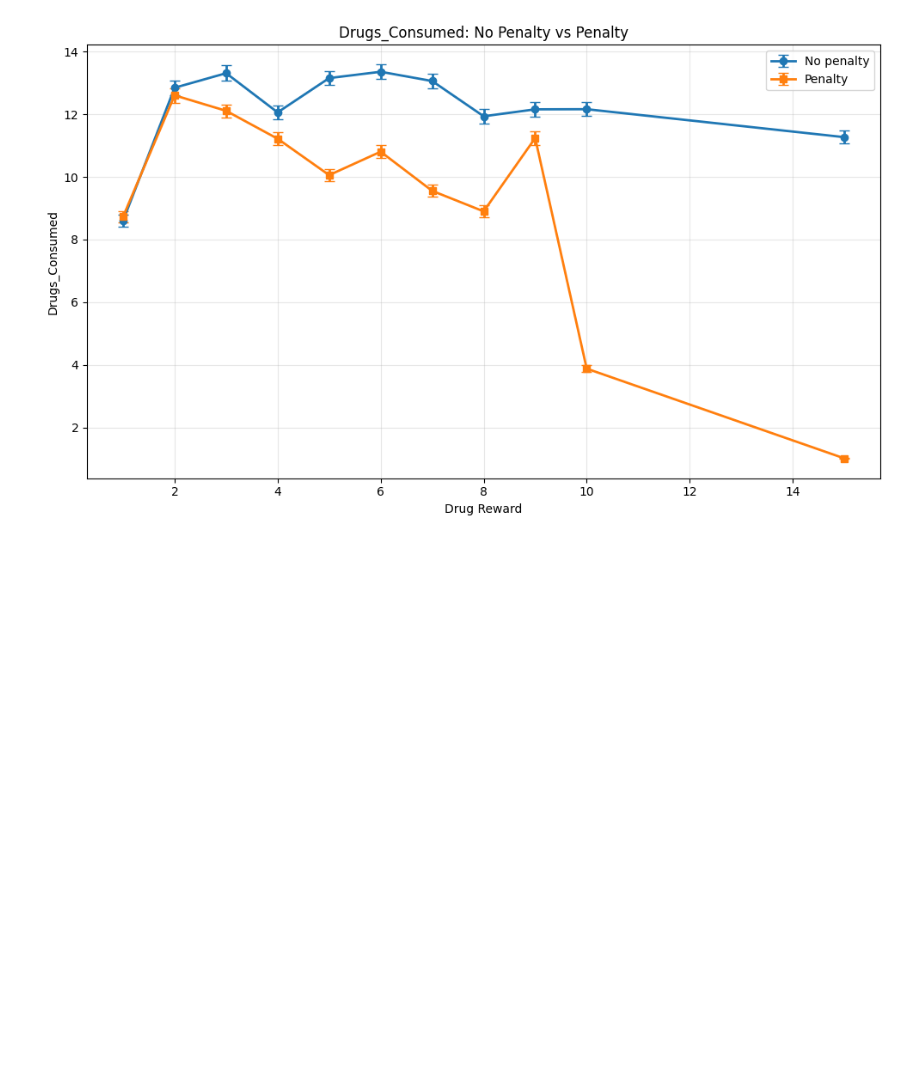
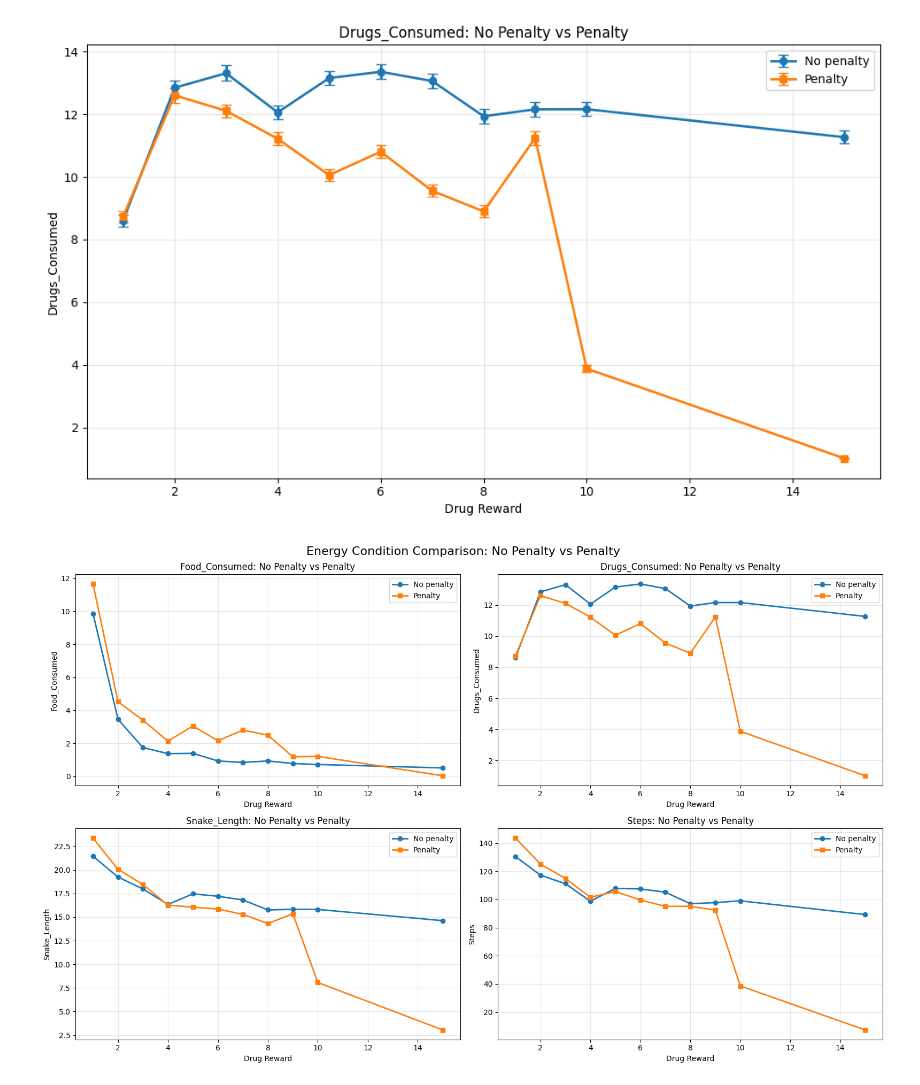
Before and after one commit to inesdejaegher/Gym-Snake, a Jupyter notebook: Results/plots_energy_yes_penalty_G1.ipynb, the cells around one changed output. Drawn from its saved outputs; the diff is of its cells as text; code cells hidden in the pictures; blank space fills up the shorter version.

```diff
--- a/Results/plots_energy_yes_penalty_G1.ipynb
+++ b/Results/plots_energy_yes_penalty_G1.ipynb
@@ -37,0 +187,12 @@ plot_penalty_vs_no_penalty_metric(
+# %%
+no_penalty_path = Path("../Results/Drugs_Energy_No_Penalty_G1")
+penalty_path = Path("../Results/Drugs_Energy_Yes_Penalty_G1")
+
+plot_penalty_comparison_grid(
+    no_penalty_path,
+    "ENG_NO_PEN_G1",
+    penalty_path,
+    "ENG_PEN_FAC9_G1",
+)
+# %% [output]
+[figure, added]
```
Also changed, not shown: parts of 3 cells of this notebook, 5 other files.
